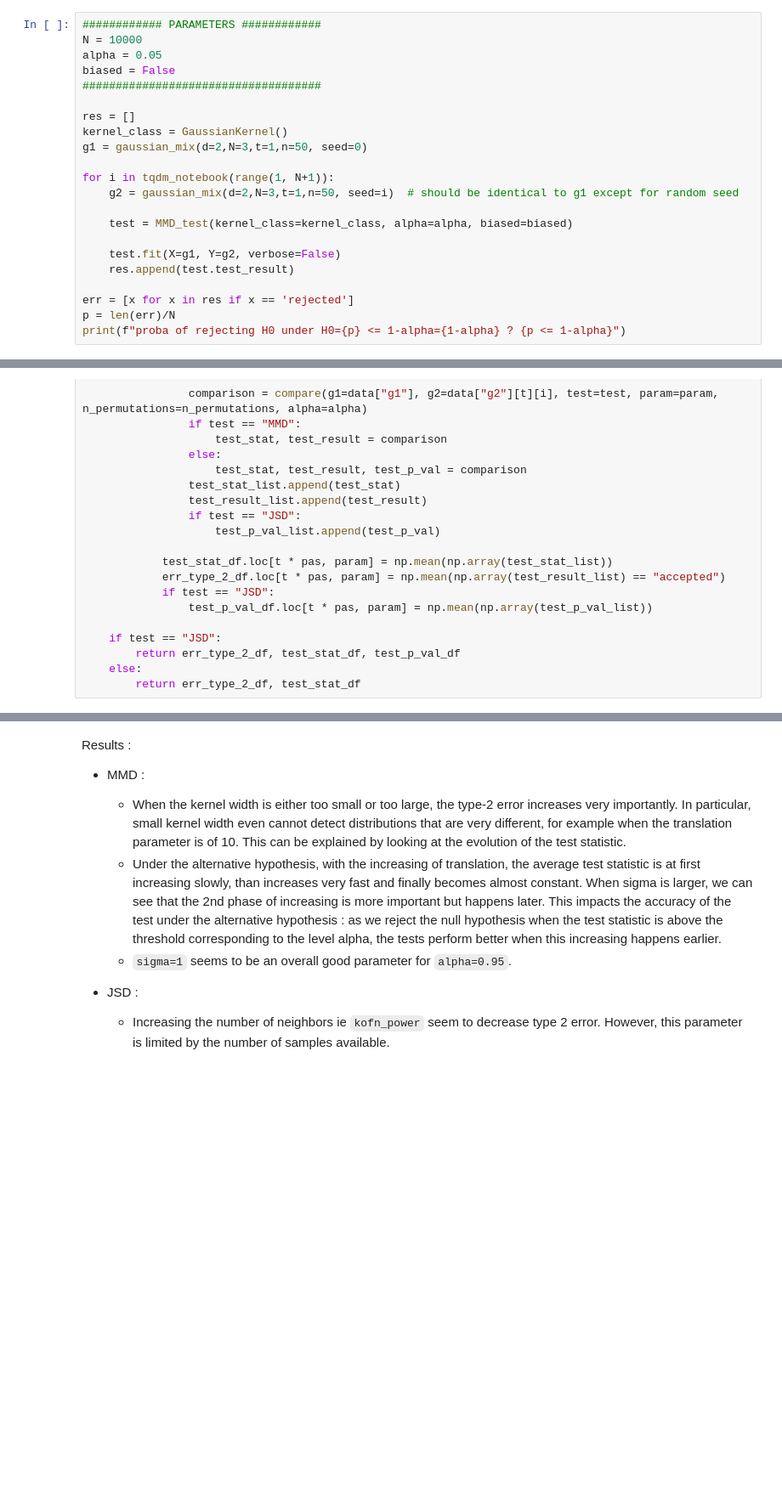
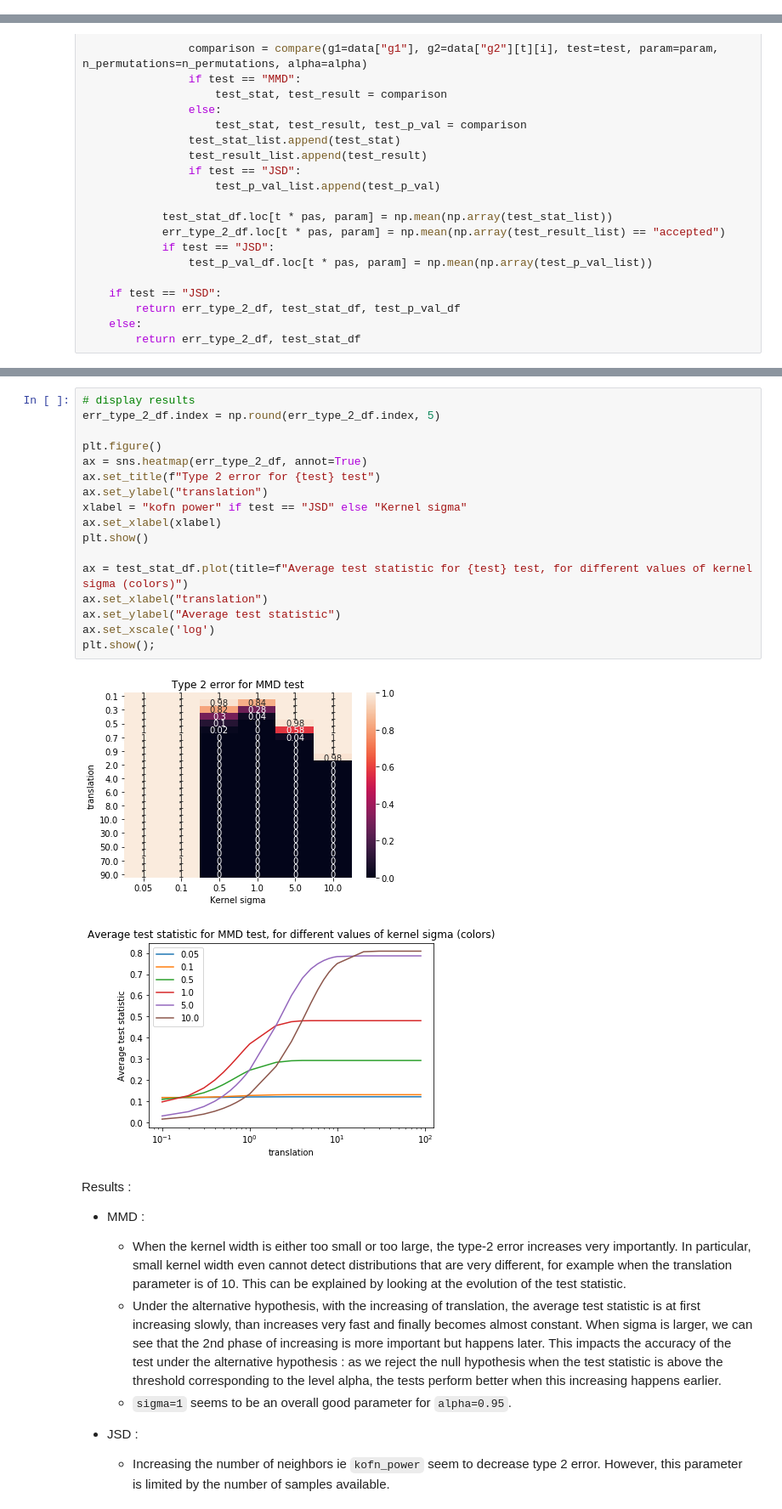
Before and after one commit to mariondechallens/GMDA, a Jupyter notebook: Results.ipynb, the cells around one changed output, grey strips where cells are left out. Shown at 85% size. Cells and saved outputs as stored; diff of their text form; blank space fills up the shorter version.

```diff
--- a/Results.ipynb
+++ b/Results.ipynb
@@ -142,25 +117,3 @@ print(f"proba of rejecting H0 under H0={p} <= 1-alpha={1-alpha} ? {p <= 1-alpha}
 proba of rejecting H0 under H0=0.0091 <= 1-alpha=0.010000000000000009 ? True
 # %% [markdown]
 ### Results using $MMD_u$
-# %%
-############ PARAMETERS ############
-N = 10000
-alpha = 0.05
-biased = False
-####################################
-
-res = []
-kernel_class = GaussianKernel()
-g1 = gaussian_mix(d=2,N=3,t=1,n=50, seed=0)
-
-for i in tqdm_notebook(range(1, N+1)):
-    g2 = gaussian_mix(d=2,N=3,t=1,n=50, seed=i)  # should be identical to g1 except for random seed
-
-    test = MMD_test(kernel_class=kernel_class, alpha=alpha, biased=biased)
-
-    test.fit(X=g1, Y=g2, verbose=False)
-    res.append(test.test_result)
-
-err = [x for x in res if x == 'rejected']
-p = len(err)/N
-print(f"proba of rejecting H0 under H0={p} <= 1-alpha={1-alpha} ? {p <= 1-alpha}")
@@ -530,3 +455,23 @@ if test == "JSD":
+# %%
+# display results
+err_type_2_df.index = np.round(err_type_2_df.index, 5)
+
+plt.figure()
+ax = sns.heatmap(err_type_2_df, annot=True)
+ax.set_title(f"Type 2 error for {test} test")
+ax.set_ylabel("translation")
+xlabel = "kofn power" if test == "JSD" else "Kernel sigma"
+ax.set_xlabel(xlabel)
+plt.show()
+
+ax = test_stat_df.plot(title=f"Average test statistic for {test} test, for different values of kernel sigma (colors)")
+ax.set_xlabel("translation")
+ax.set_ylabel("Average test statistic")
+ax.set_xscale('log')
+plt.show();
+# %% [output]
+[figure, added]
+[figure, added]
 # %% [markdown]
 Results :
 
```
Also changed, not shown: parts of 5 cells of this notebook.
